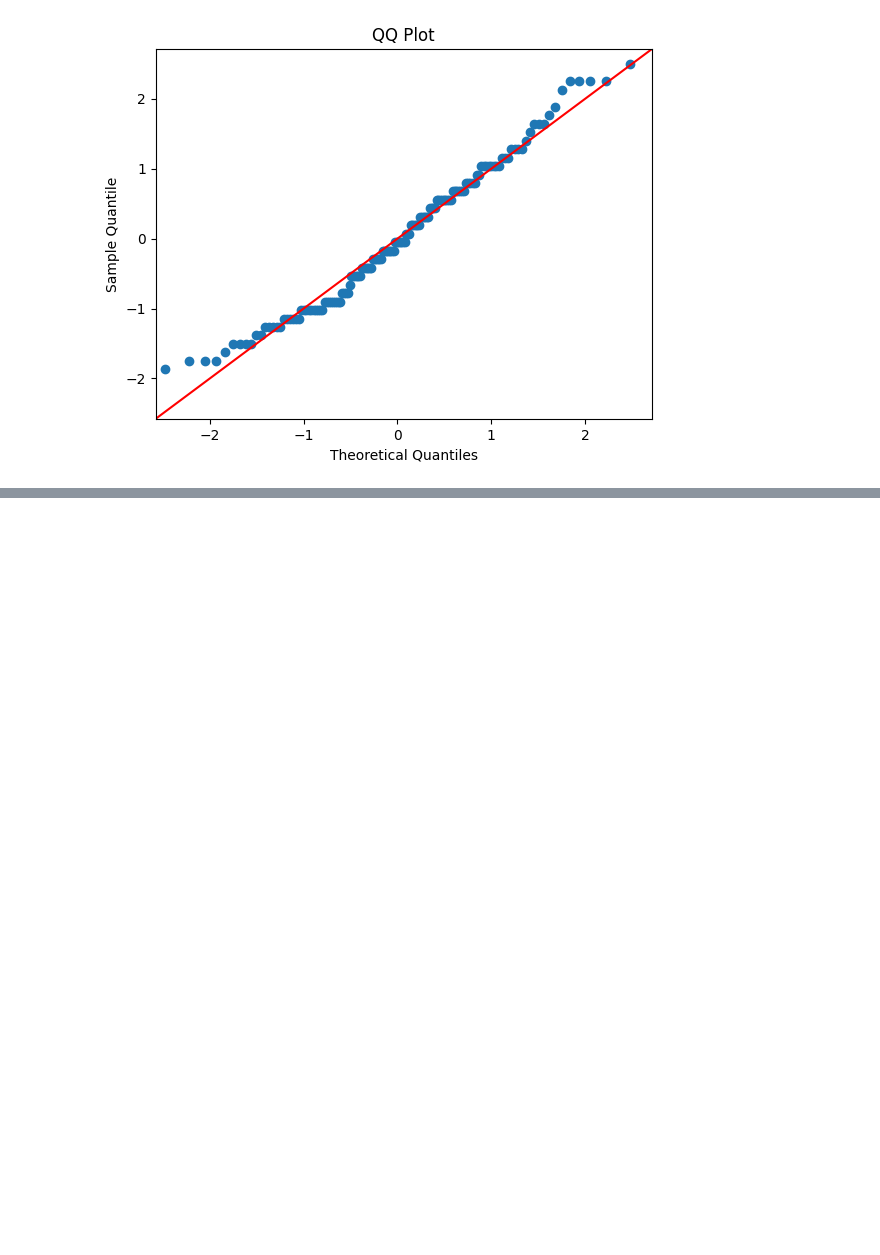
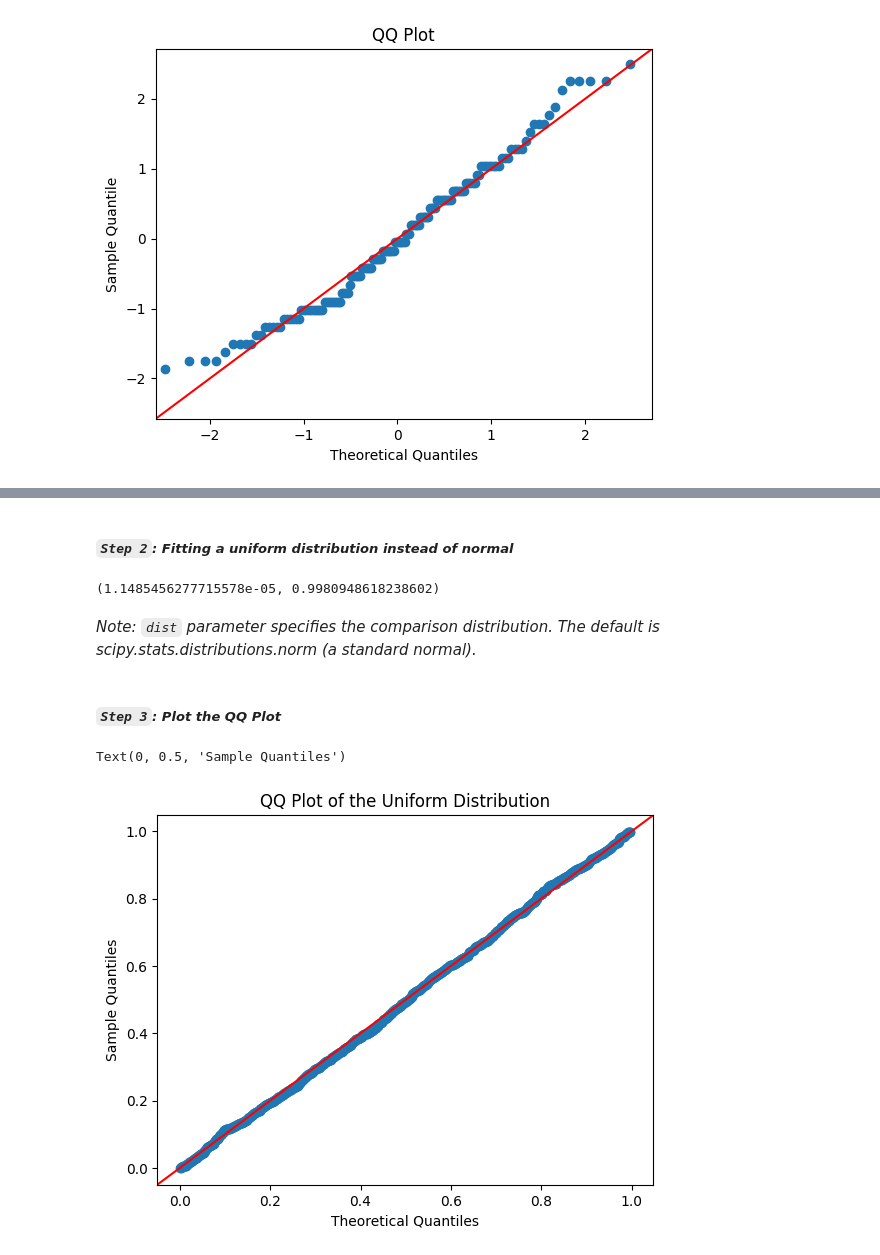
Before and after one commit to NityaVerma19/DSMP, a Jupyter notebook: Probablilty Distribution/Non-Gaussian_Prob.ipynb, the cells around one changed output, grey strips where cells are left out. Drawn from its saved outputs; the diff is of its cells as text; code cells hidden in the pictures; blank space fills up the shorter version.

```diff
--- a/Probablilty Distribution/Non-Gaussian_Prob.ipynb
+++ b/Probablilty Distribution/Non-Gaussian_Prob.ipynb
@@ -57,0 +79,24 @@ plt.show()
+# %% [markdown]
+##### *`Step 2`:  Fitting a uniform distribution instead of normal*
+# %%
+params = stats.uniform.fit(x)   #used to fit a uniform distribution to the data provided in the array x
+dist = stats.uniform(loc = params[0], scale = params[1])
+# %%
+params
+#loc (a) = lower bound of the uniform distribution
+#scale (b)= upper bound
+# %% [output]
+(1.1485456277715578e-05, 0.9980948618238602)
+# %% [markdown]
+*Note: `dist` parameter specifies the comparison distribution. The default is scipy.stats.distributions.norm (a standard normal).*
+# %% [markdown]
+##### *`Step 3`: Plot the QQ Plot*
+# %%
+fig = sm.qqplot(x , dist = dist, line ='45')
+
+plt.title("QQ Plot of the Uniform Distribution")
+plt.xlabel("Theoretical Quantiles")
+plt.ylabel("Sample Quantiles")
+# %% [output]
+Text(0, 0.5, 'Sample Quantiles')
+[figure, added]
```
Also changed, not shown: parts of 9 cells of this notebook.
